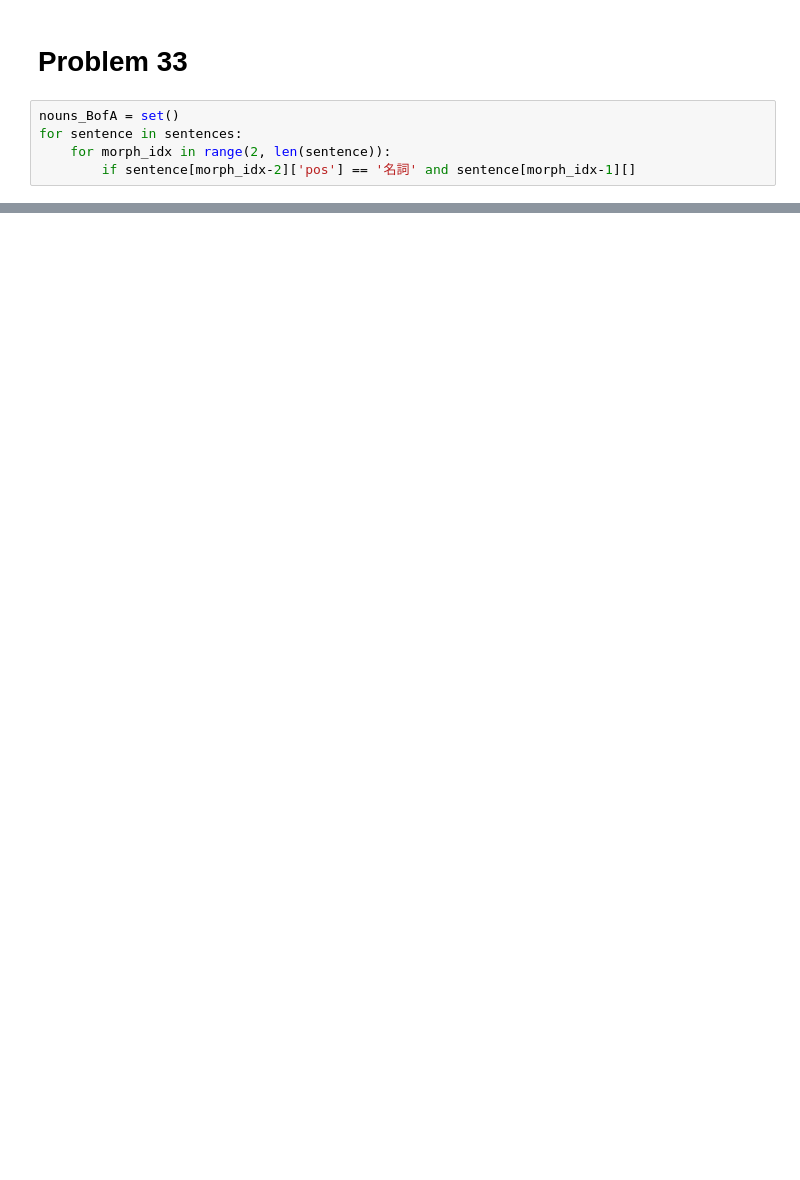
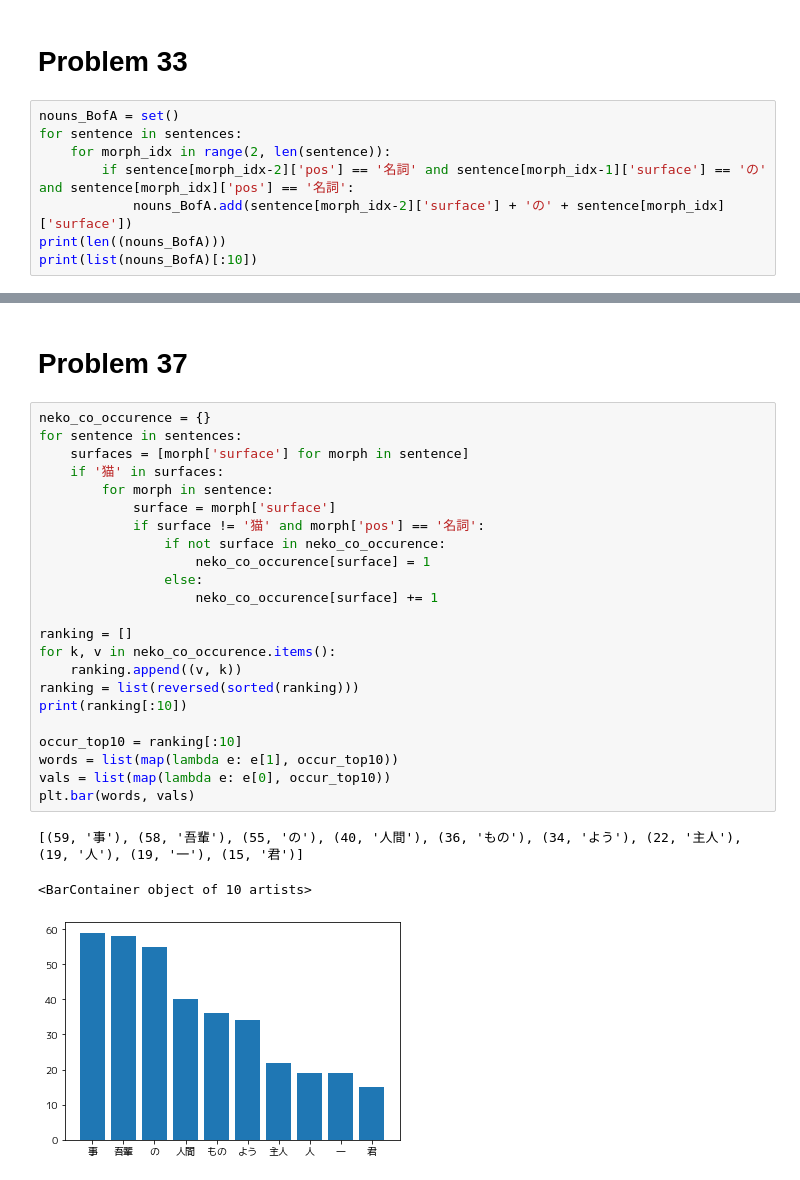
Before and after one commit to Tagussan/NLP100, a Jupyter notebook: NLP100_sec4.ipynb, the cells around one changed output, grey strips where cells are left out. Drawn from its saved outputs; the diff is of its cells as text; blank space fills up the shorter version.

```diff
--- a/NLP100_sec4.ipynb
+++ b/NLP100_sec4.ipynb
@@ -58,4 +58,7 @@ print(list(verbs_basic)[:10])
 nouns_BofA = set()
 for sentence in sentences:
     for morph_idx in range(2, len(sentence)):
-        if sentence[morph_idx-2]['pos'] == '名詞' and sentence[morph_idx-1][]
+        if sentence[morph_idx-2]['pos'] == '名詞' and sentence[morph_idx-1]['surface'] == 'の' and sentence[morph_idx]['pos'] == '名詞':
+            nouns_BofA.add(sentence[morph_idx-2]['surface'] + 'の' + sentence[morph_idx]['surface'])
+print(len((nouns_BofA)))
+print(list(nouns_BofA)[:10])
@@ -61,0 +127,29 @@ for sentence in sentences:
+# %% [markdown]
+# Problem 37
+# %%
+neko_co_occurence = {}
+for sentence in sentences:
+    surfaces = [morph['surface'] for morph in sentence]
+    if '猫' in surfaces:
+        for morph in sentence:
+            surface = morph['surface']
+            if surface != '猫' and morph['pos'] == '名詞':
+                if not surface in neko_co_occurence:
+                    neko_co_occurence[surface] = 1
+                else:
+                    neko_co_occurence[surface] += 1
+
+ranking = []
+for k, v in neko_co_occurence.items():
+    ranking.append((v, k))
+ranking = list(reversed(sorted(ranking)))
+print(ranking[:10])
+
+occur_top10 = ranking[:10]
+words = list(map(lambda e: e[1], occur_top10))
+vals = list(map(lambda e: e[0], occur_top10))
+plt.bar(words, vals)
+# %% [output]
+[(59, '事'), (58, '吾輩'), (55, 'の'), (40, '人間'), (36, 'もの'), (34, 'よう'), (22, '主人'), (19, '人'), (19, '一'), (15, '君')]
+<BarContainer object of 10 artists>
+[figure, added]
```
Also changed, not shown: parts of 10 cells of this notebook.
